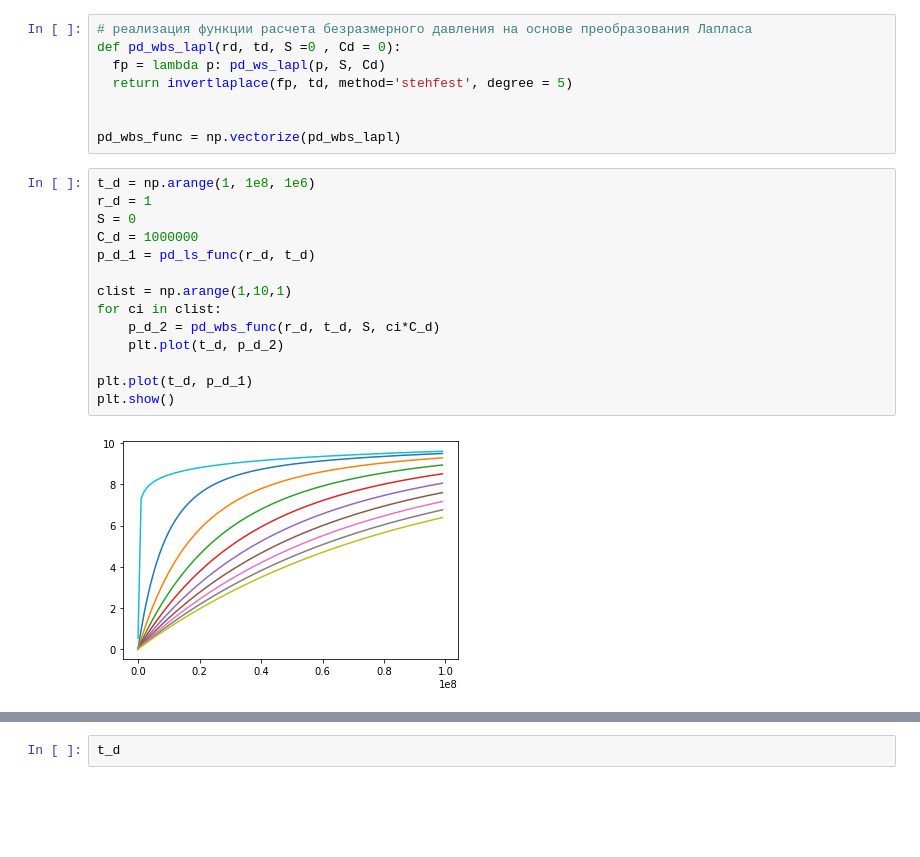
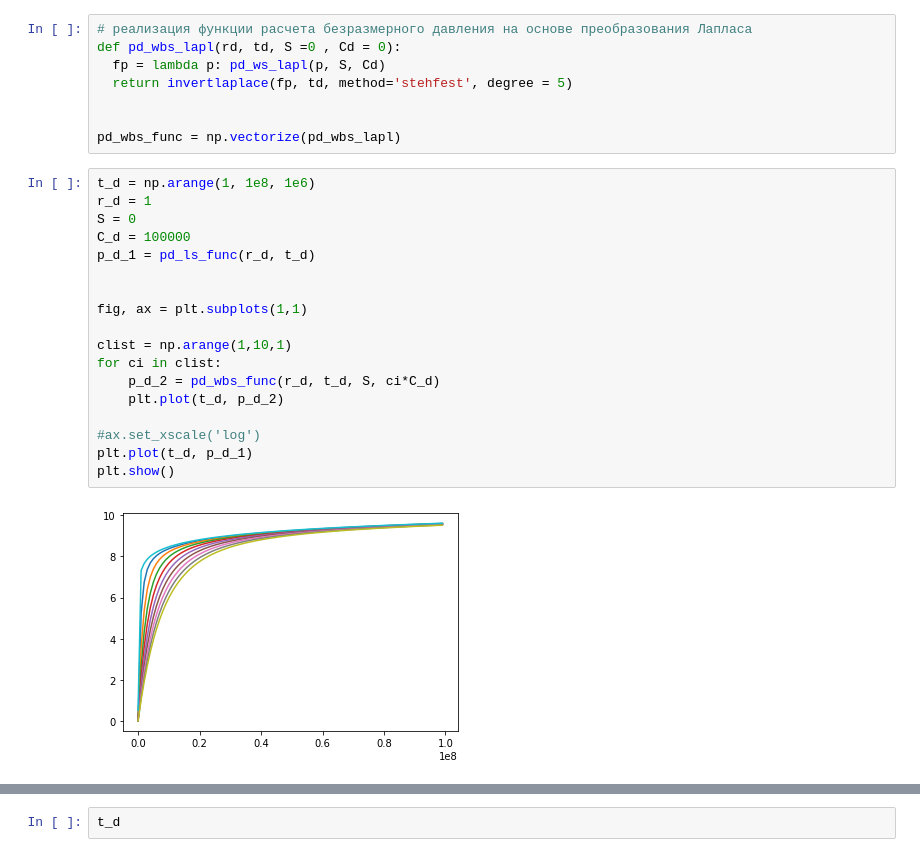
Before and after one commit to khabibullinra/welltest_examples, a Jupyter notebook: jupyter/16_скин и полслеприток и соответствующие решения.ipynb, the cells around one changed output, grey strips where cells are left out. Cells and saved outputs as stored; diff of their text form; blank space fills up the shorter version.

```diff
--- a/jupyter/16_скин и полслеприток и соответствующие решения.ipynb
+++ b/jupyter/16_скин и полслеприток и соответствующие решения.ipynb
@@ -109,16 +109,20 @@ pd_wbs_func = np.vectorize(pd_wbs_lapl)
 # %%
 t_d = np.arange(1, 1e8, 1e6)
 r_d = 1
 S = 0
-C_d = 1000000
+C_d = 100000
 p_d_1 = pd_ls_func(r_d, t_d)
+
+
+fig, ax = plt.subplots(1,1)
 
 clist = np.arange(1,10,1)
 for ci in clist:
     p_d_2 = pd_wbs_func(r_d, t_d, S, ci*C_d)
     plt.plot(t_d, p_d_2)
 
+#ax.set_xscale('log')
 plt.plot(t_d, p_d_1)
 plt.show()
 # %% [output]
-[figure, old version]
+[figure, new version]
```
Also changed, not shown: parts of 11 cells of this notebook.
